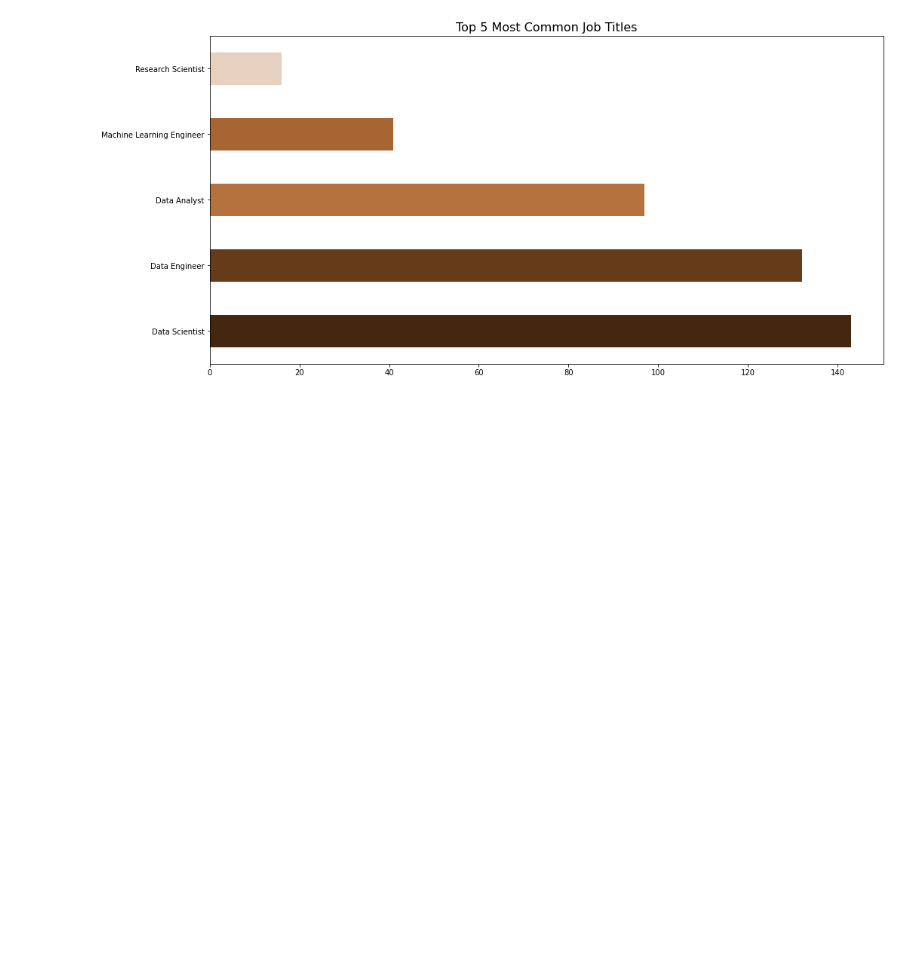
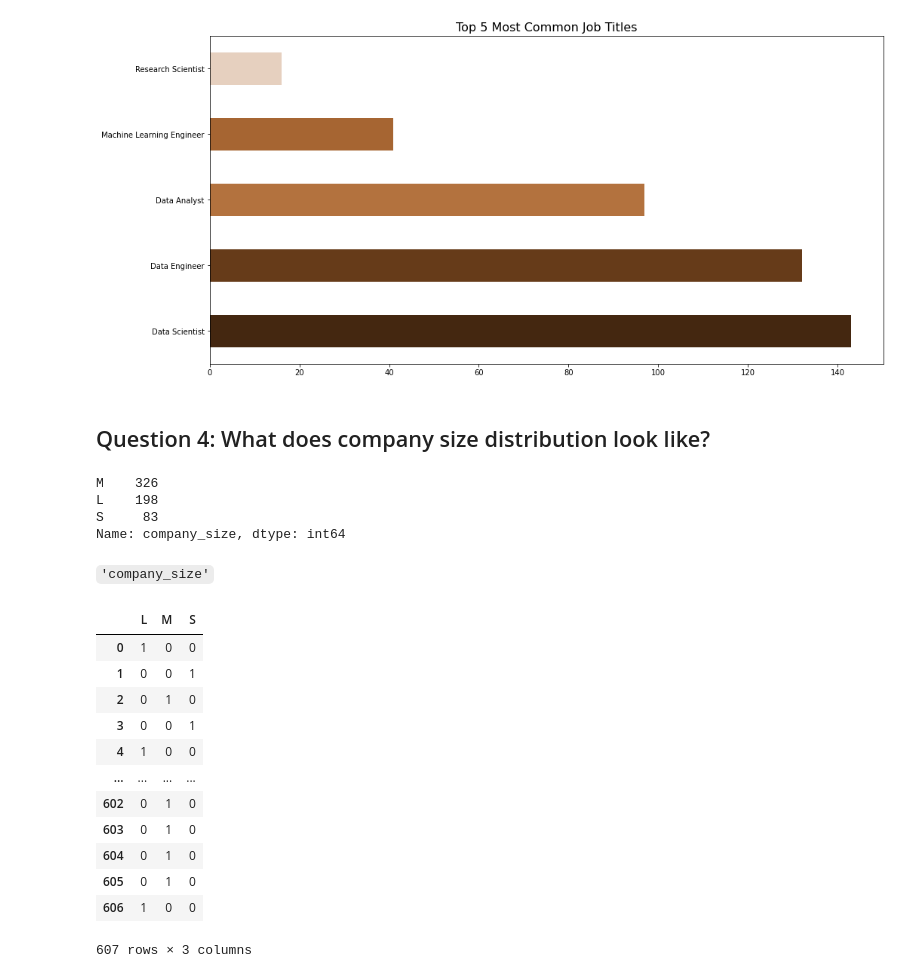
Before and after one commit to m3redithw/data-science-visualizations, a Jupyter notebook: DataScienceSalaries/ds_salaries_eda.ipynb, the cells around one changed output. Drawn from its saved outputs; the diff is of its cells as text; code cells hidden in the pictures; blank space fills up the shorter version.

```diff
--- a/DataScienceSalaries/ds_salaries_eda.ipynb
+++ b/DataScienceSalaries/ds_salaries_eda.ipynb
@@ -163,3 +158,32 @@ df['job_title'].value_counts().head(5).plot.barh(color = ['#442710','#663b19', '
 # %% [output]
 <AxesSubplot:title={'center':'Top 5 Most Common Job Titles'}>
 [figure]
+# %% [markdown]
+## Question 4: What does company size distribution look like?
+# %%
+df['company_size'].value_counts()
+# %% [output]
+M    326
+L    198
+S     83
+Name: company_size, dtype: int64
+# %% [markdown]
+`'company_size'`
+# %%
+# create dummies
+dummy_df = pd.get_dummies(df['company_size'])
+dummy_df
+# %% [output]
+|  | L | M | S |
+| 0 | 1 | 0 | 0 |
+| 1 | 0 | 0 | 1 |
+| 2 | 0 | 1 | 0 |
+| 3 | 0 | 0 | 1 |
+| 4 | 1 | 0 | 0 |
+| ... | ... | ... | ... |
+| 602 | 0 | 1 | 0 |
+| 603 | 0 | 1 | 0 |
+| 604 | 0 | 1 | 0 |
+| 605 | 0 | 1 | 0 |
+| 606 | 1 | 0 | 0 |
+607 rows × 3 columns
```
Also changed, not shown: parts of 5 cells of this notebook.
